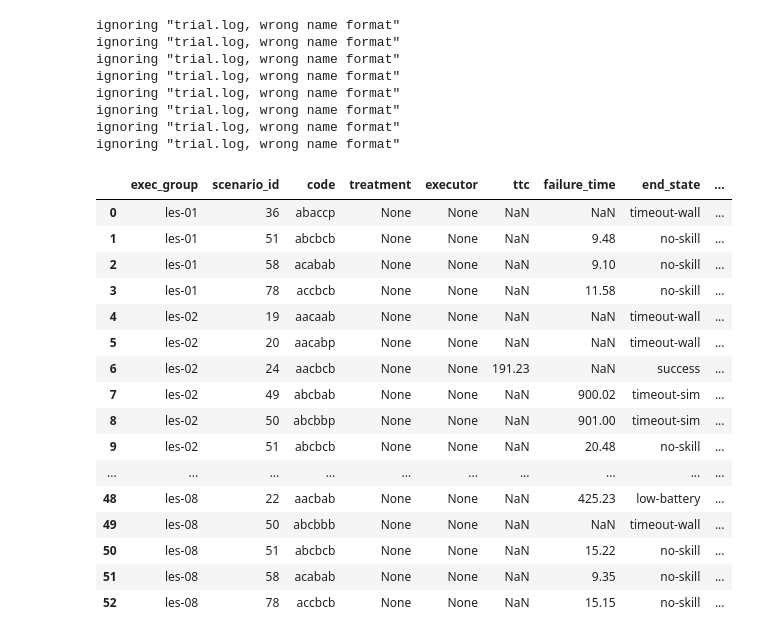
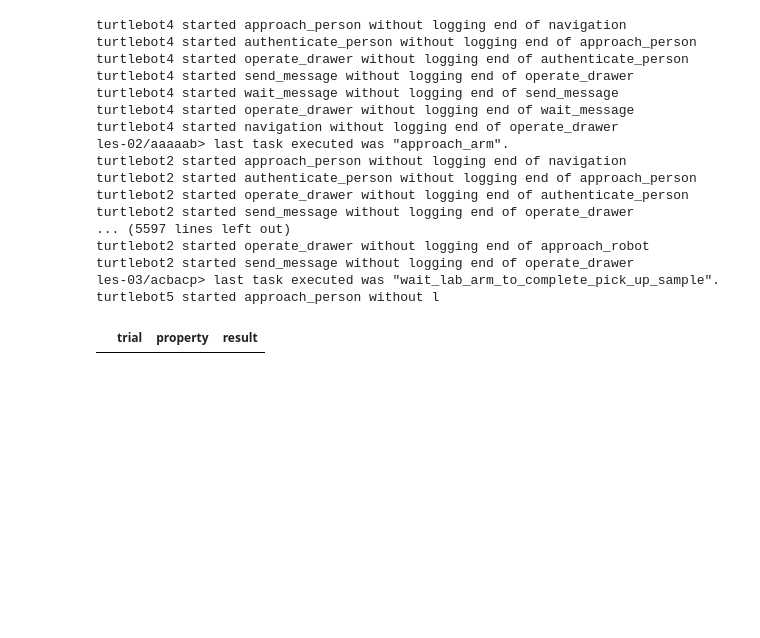
Before and after one commit to VicenteMoraes/hmrs_analysis, a Jupyter notebook: notebooks/Verifications.ipynb, the cells around one changed output. Cells and saved outputs as stored; diff of their text form; code cells hidden in the pictures; blank space fills up the shorter version.

Commit message:
verify mission exec.

```diff
--- a/notebooks/Verifications.ipynb
+++ b/notebooks/Verifications.ipynb
@@ -8,11 +8,12 @@ import matplotlib.pyplot as plt
 import seaborn as sns
 
 from parse_logs.parse_base import LogDir
-from parse_logs.parse_experiment_results import parse_experiment_result
 from parse_logs.parse_coordinator_logs import read_design
 
 from parse_logs.parse_coordinator_logs import get_flat_design
 from flatten_json import flatten
+
+from verification.verify_experiment import check_experiment
 
 sns.set(rc={"figure.figsize":(16, 8)})
 # parser.root_data_path = '../tests/data'
@@ -20,37 +21,30 @@ sns.set(rc={"figure.figsize":(16, 8)})
 #    exp_run_code='experiment_2021_04_01_16_20_00_run_1')
 
 LogDir.base_data_path = '../data'
-trial_run_objects = list(parse_experiment_result(exec_code='experiment_2021_07_29_15_33_17_run_1'))
+check_mc, check_te = check_experiment('experiment_2021_07_29_15_33_17_run_1')
 # %% [output]
-ignoring "trial.log, wrong name format"
-ignoring "trial.log, wrong name format"
-ignoring "trial.log, wrong name format"
-ignoring "trial.log, wrong name format"
-ignoring "trial.log, wrong name format"
-ignoring "trial.log, wrong name format"
-ignoring "trial.log, wrong name format"
-ignoring "trial.log, wrong name format"
+turtlebot4 started approach_person without logging end of navigation
+turtlebot4 started authenticate_person without logging end of approach_person
+turtlebot4 started operate_drawer without logging end of authenticate_person
+turtlebot4 started send_message without logging end of operate_drawer
+turtlebot4 started wait_message without logging end of send_message
+turtlebot4 started operate_drawer without logging end of wait_message
+turtlebot4 started navigation without logging end of operate_drawer
+les-02/aaaaab> last task executed was "approach_arm".
+turtlebot2 started approach_person without logging end of navigation
+turtlebot2 started authenticate_person without logging end of approach_person
+turtlebot2 started operate_drawer without logging end of authenticate_person
+turtlebot2 started send_message without logging end of operate_drawer
+... (5597 lines left out)
+turtlebot2 started operate_drawer without logging end of approach_robot
+turtlebot2 started send_message without logging end of operate_drawer
+les-03/acbacp> last task executed was "wait_lab_arm_to_complete_pick_up_sample".
+turtlebot5 started approach_person without l
+# %%
+cmc_df = pd.DataFrame.from_records(check_mc)
+cte_df = pd.DataFrame.from_records(check_te)
 # %%
-no_executor = [trial_run.to_dict() for trial_run in trial_run_objects if not trial_run.executor]
-no_executor.sort( key=lambda tr: tr['exec_group']+tr['code'])
-ne_df = pd.DataFrame.from_records(no_executor)
-
-ne_df
+error_cmc_df = cmc_df[cmc_df.result == False]
+error_cmc_df
 # %% [output]
-|  | exec_group | scenario_id | code | treatment | executor | ttc | failure_time | end_state | ... |
-| 0 | les-01 | 36 | abaccp | None | None | NaN | NaN | timeout-wall | ... |
-| 1 | les-01 | 51 | abcbcb | None | None | NaN | 9.48 | no-skill | ... |
-| 2 | les-01 | 58 | acabab | None | None | NaN | 9.10 | no-skill | ... |
-| 3 | les-01 | 78 | accbcb | None | None | NaN | 11.58 | no-skill | ... |
-| 4 | les-02 | 19 | aacaab | None | None | NaN | NaN | timeout-wall | ... |
-| 5 | les-02 | 20 | aacabp | None | None | NaN | NaN | timeout-wall | ... |
-| 6 | les-02 | 24 | aacbcb | None | None | 191.23 | NaN | success | ... |
-| 7 | les-02 | 49 | abcbab | None | None | NaN | 900.02 | timeout-sim | ... |
-| 8 | les-02 | 50 | abcbbp | None | None | NaN | 901.00 | timeout-sim | ... |
-| 9 | les-02 | 51 | abcbcb | None | None | NaN | 20.48 | no-skill | ... |
-| ... | ... | ... | ... | ... | ... | ... | ... | ... | ... |
-| 48 | les-08 | 22 | aacbab | None | None | NaN | 425.23 | low-battery | ... |
-| 49 | les-08 | 50 | abcbbb | None | None | NaN | NaN | timeout-wall | ... |
-| 50 | les-08 | 51 | abcbcb | None | None | NaN | 15.22 | no-skill | ... |
-| 51 | les-08 | 58 | acabab | None | None | NaN | 9.35 | no-skill | ... |
-| 52 | les-08 | 78 | accbcb | None | None | NaN | 15.15 | no-skill | ... |
+|  | trial | property | result |
```
Also changed, not shown: parts of 6 cells of this notebook, 1 other file.
